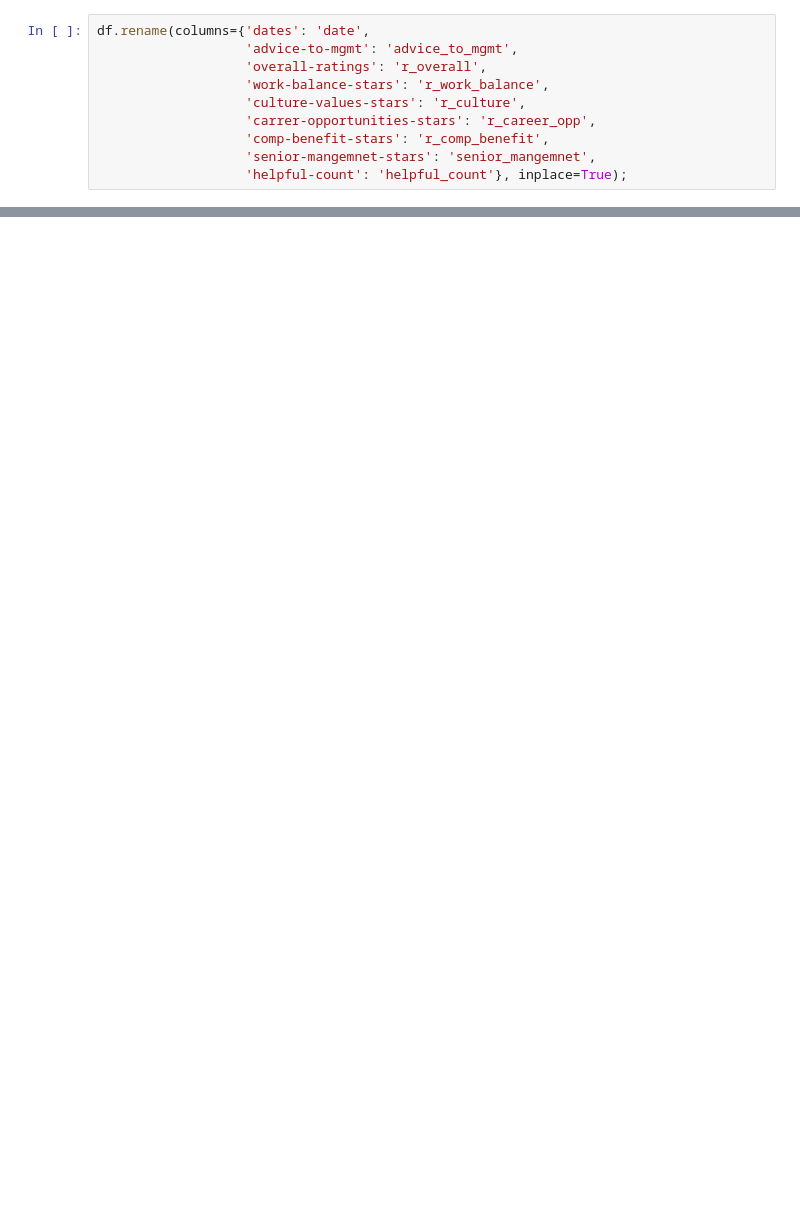
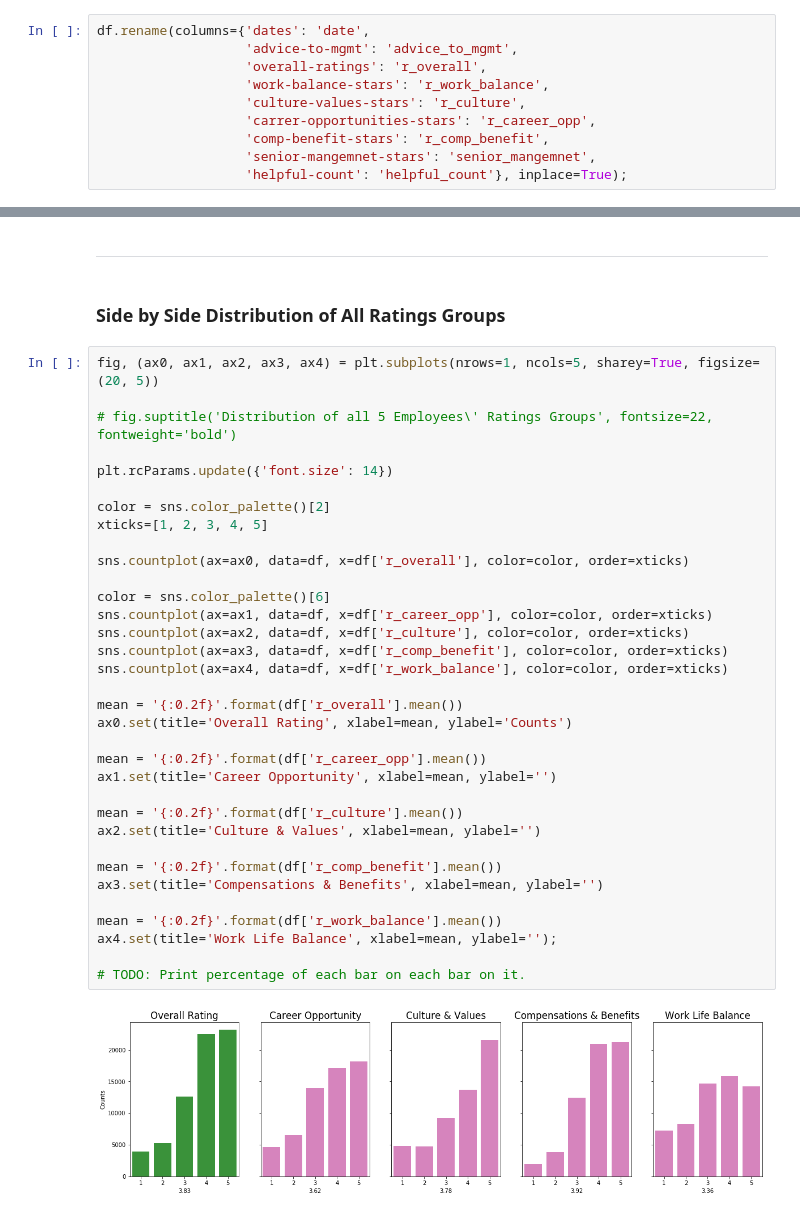
Before and after one commit to bnikanjam/eda_glassdoor, a Jupyter notebook: top_tech_workplace_experiance.ipynb, the cells around one changed output, grey strips where cells are left out. Cells and saved outputs as stored; diff of their text form; blank space fills up the shorter version.

```diff
--- a/top_tech_workplace_experiance.ipynb
+++ b/top_tech_workplace_experiance.ipynb
@@ -443,0 +431,40 @@ dtype: int64
+# %% [markdown]
+____
+# %% [markdown]
+### Side by Side Distribution of All Ratings Groups
+# %%
+fig, (ax0, ax1, ax2, ax3, ax4) = plt.subplots(nrows=1, ncols=5, sharey=True, figsize=(20, 5))
+
+# fig.suptitle('Distribution of all 5 Employees\' Ratings Groups', fontsize=22, fontweight='bold')
+
+plt.rcParams.update({'font.size': 14})
+
+color = sns.color_palette()[2]
+xticks=[1, 2, 3, 4, 5]
+
+sns.countplot(ax=ax0, data=df, x=df['r_overall'], color=color, order=xticks)
+
+color = sns.color_palette()[6]
+sns.countplot(ax=ax1, data=df, x=df['r_career_opp'], color=color, order=xticks)
+sns.countplot(ax=ax2, data=df, x=df['r_culture'], color=color, order=xticks)
+sns.countplot(ax=ax3, data=df, x=df['r_comp_benefit'], color=color, order=xticks)
+sns.countplot(ax=ax4, data=df, x=df['r_work_balance'], color=color, order=xticks)
+
+mean = '{:0.2f}'.format(df['r_overall'].mean())
+ax0.set(title='Overall Rating', xlabel=mean, ylabel='Counts')
+
+mean = '{:0.2f}'.format(df['r_career_opp'].mean())
+ax1.set(title='Career Opportunity', xlabel=mean, ylabel='')
+
+mean = '{:0.2f}'.format(df['r_culture'].mean())
+ax2.set(title='Culture & Values', xlabel=mean, ylabel='')
+
+mean = '{:0.2f}'.format(df['r_comp_benefit'].mean())
+ax3.set(title='Compensations & Benefits', xlabel=mean, ylabel='')
+
+mean = '{:0.2f}'.format(df['r_work_balance'].mean())
+ax4.set(title='Work Life Balance', xlabel=mean, ylabel='');
+
+# TODO: Print percentage of each bar on each bar on it.
+# %% [output]
+[figure, added]
```
Also changed, not shown: parts of 77 cells of this notebook, 3 other files.
